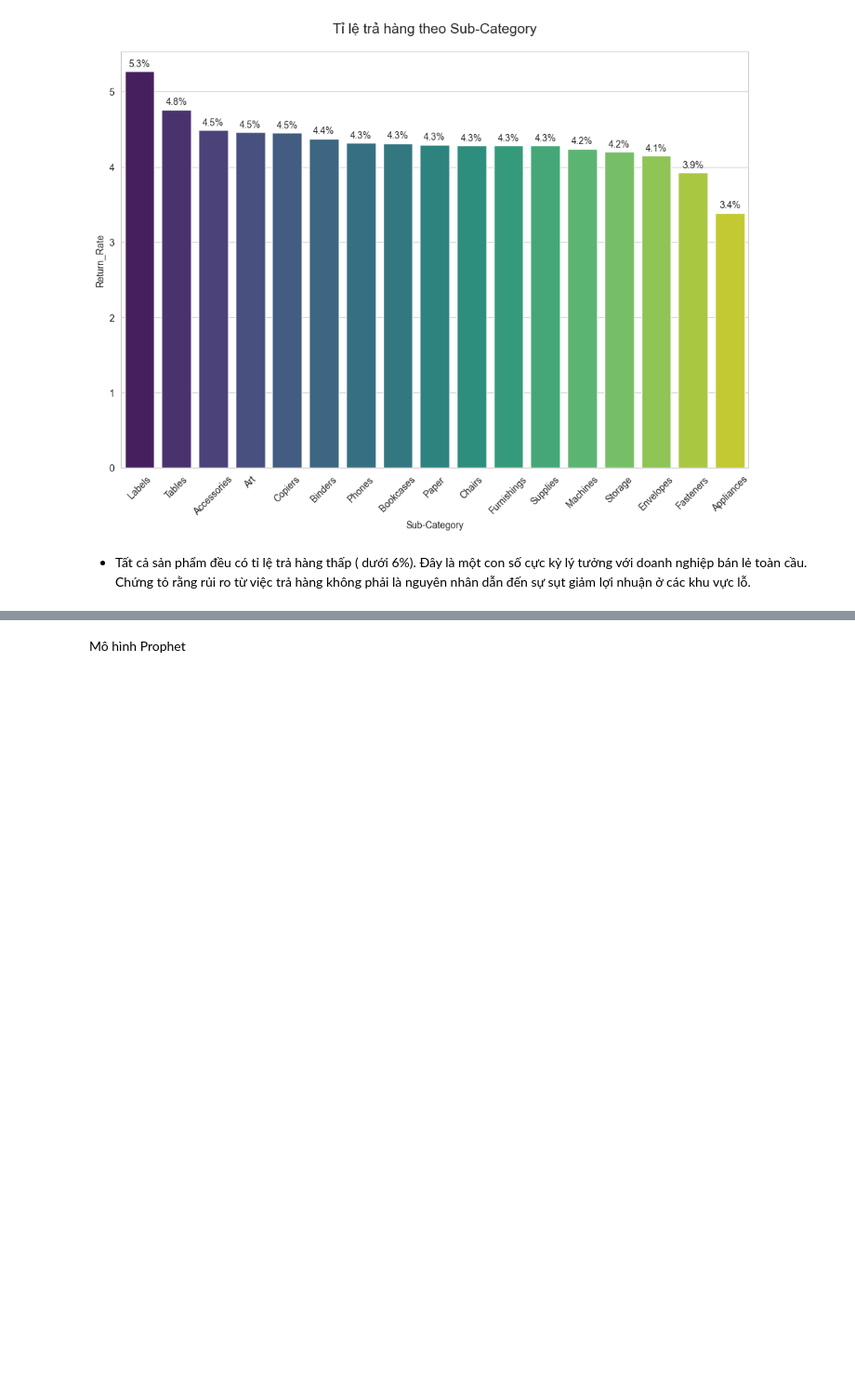
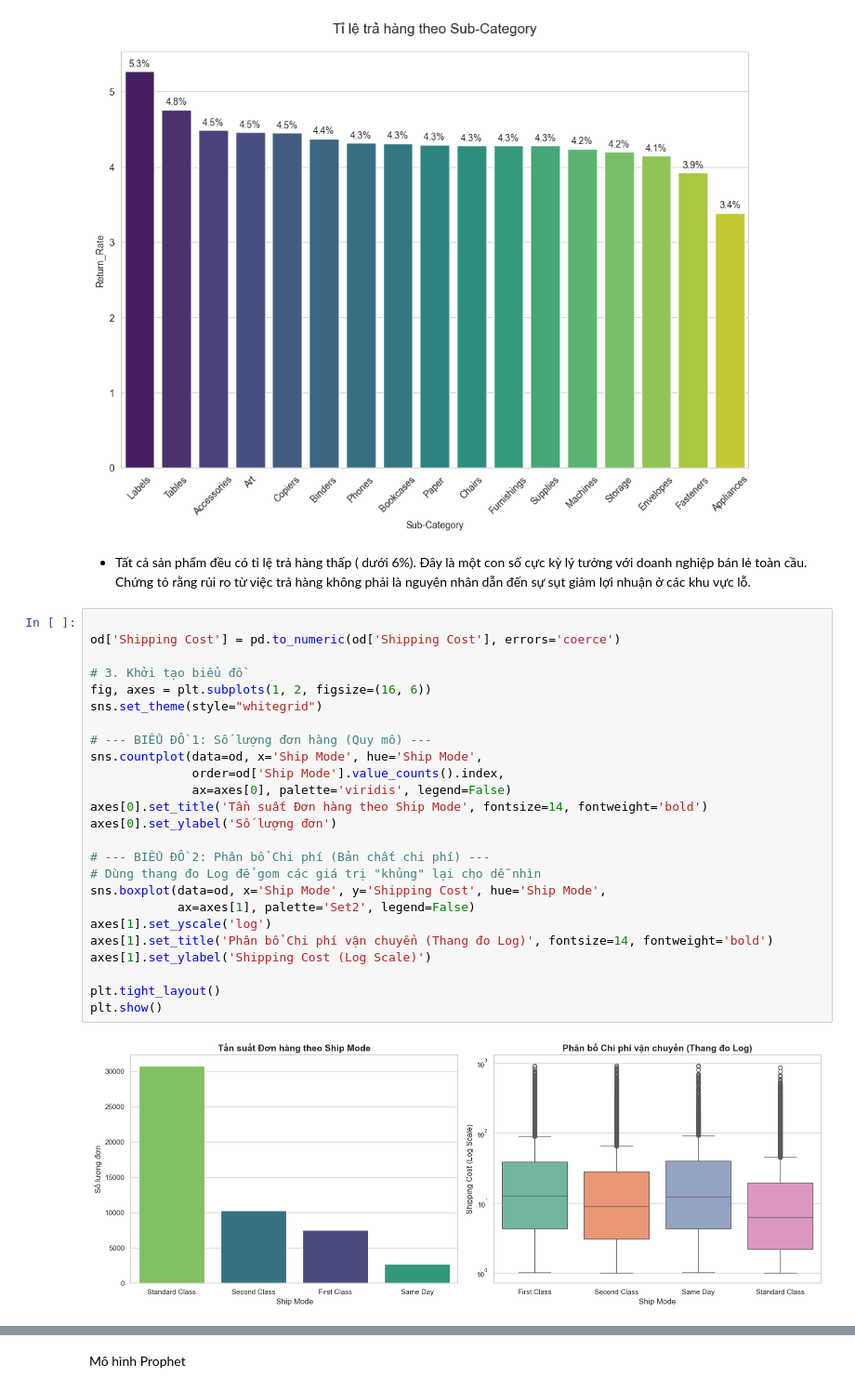
Before and after one commit to TranggVu/TranggVu_GlobalSuperStore, a Jupyter notebook: Global_Superstore.ipynb, the cells around one changed output, grey strips where cells are left out. Shown at 93% size. Drawn from its saved outputs; the diff is of its cells as text; blank space fills up the shorter version.

```diff
--- a/Global_Superstore.ipynb
+++ b/Global_Superstore.ipynb
@@ -571,3 +571,30 @@ plt.show()
 [figure]
 # %% [markdown]
 - Tất cả sản phẩm đều có tỉ lệ trả hàng thấp ( dưới 6%). Đây là một con số cực kỳ lý tưởng với doanh nghiệp bán lẻ toàn cầu. Chứng tỏ rằng rủi ro từ việc trả hàng không phải là nguyên nhân dẫn đến sự sụt giảm lợi nhuận ở các khu vực lỗ.
+# %%
+
+od['Shipping Cost'] = pd.to_numeric(od['Shipping Cost'], errors='coerce')
+
+# 3. Khởi tạo biểu đồ
+fig, axes = plt.subplots(1, 2, figsize=(16, 6))
+sns.set_theme(style="whitegrid")
+
+# --- BIỂU ĐỒ 1: Số lượng đơn hàng (Quy mô) ---
+sns.countplot(data=od, x='Ship Mode', hue='Ship Mode',
+              order=od['Ship Mode'].value_counts().index,
+              ax=axes[0], palette='viridis', legend=False)
+axes[0].set_title('Tần suất Đơn hàng theo Ship Mode', fontsize=14, fontweight='bold')
+axes[0].set_ylabel('Số lượng đơn')
+
+# --- BIỂU ĐỒ 2: Phân bổ Chi phí (Bản chất chi phí) ---
+# Dùng thang đo Log để gom các giá trị "khủng" lại cho dễ nhìn
+sns.boxplot(data=od, x='Ship Mode', y='Shipping Cost', hue='Ship Mode',
+            ax=axes[1], palette='Set2', legend=False)
+axes[1].set_yscale('log')
+axes[1].set_title('Phân bổ Chi phí vận chuyển (Thang đo Log)', fontsize=14, fontweight='bold')
+axes[1].set_ylabel('Shipping Cost (Log Scale)')
+
+plt.tight_layout()
+plt.show()
+# %% [output]
+[figure, added]
```
Also changed, not shown: parts of 5 cells of this notebook, 1 other file.
